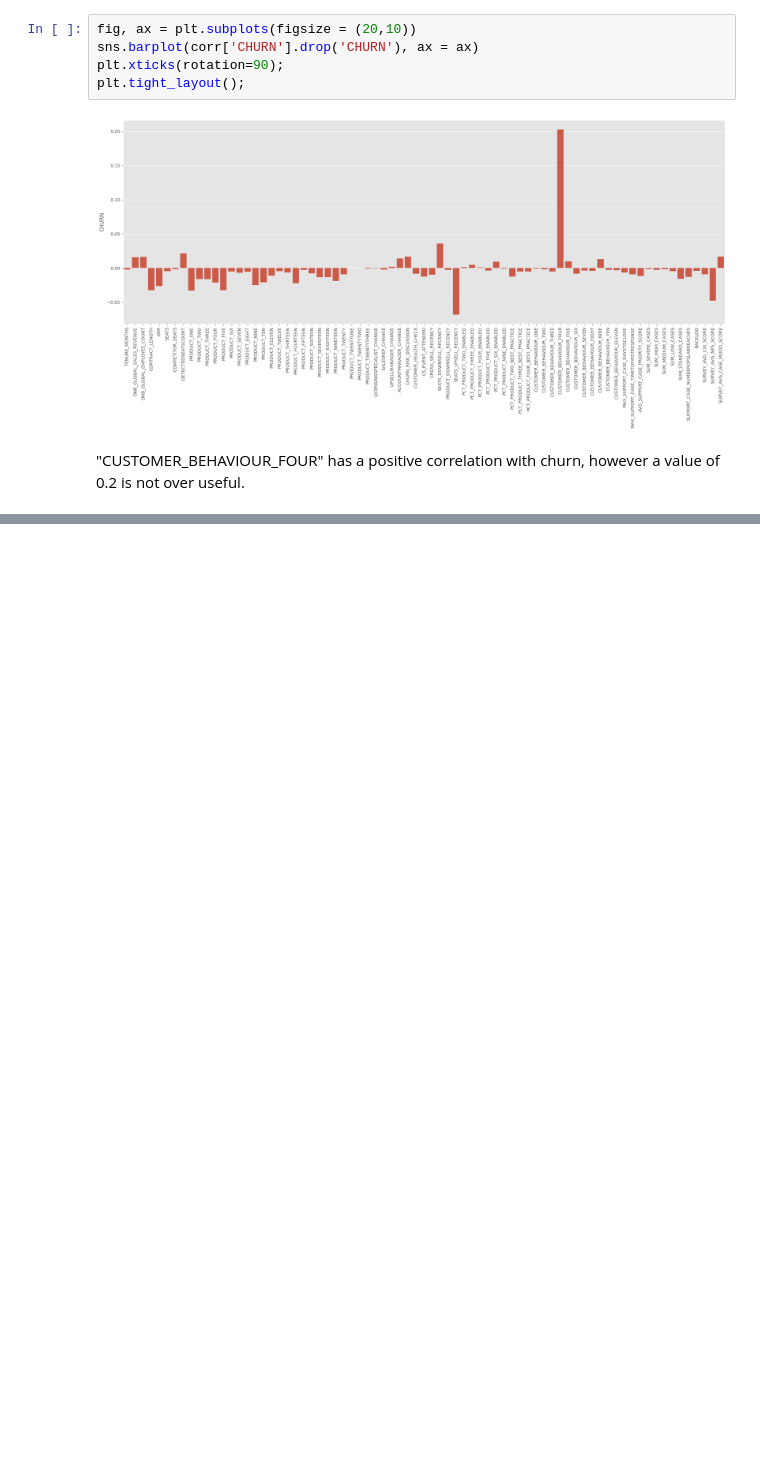
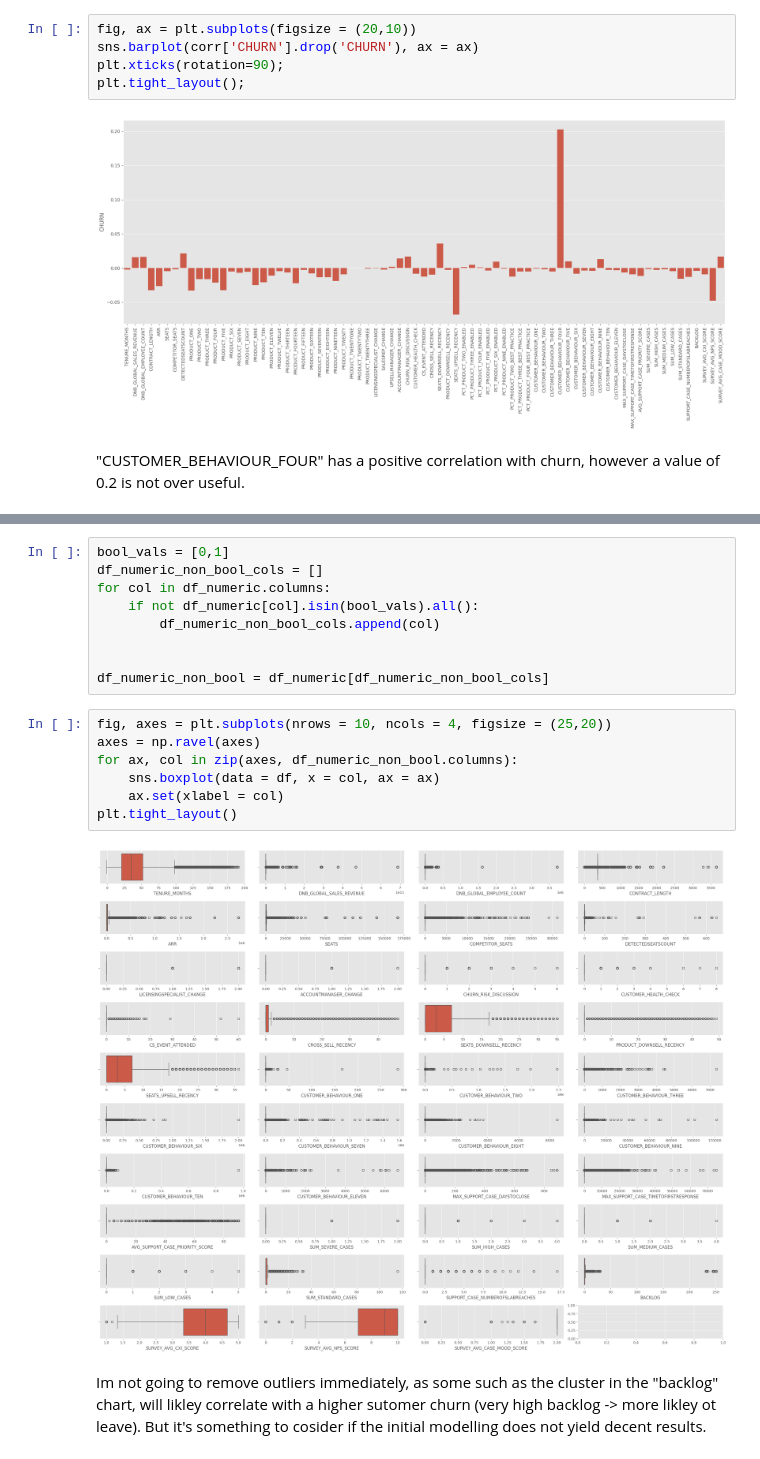
Before and after one commit to jmoro0408/Customer_Churn, a Jupyter notebook: notebooks/1_EDA.ipynb, the cells around one changed output, grey strips where cells are left out. Saved outputs shown, nothing was run; the diff lists cells and outputs as text; blank space fills up the shorter version.

Commit message:
add boxplots

```diff
--- a/notebooks/1_EDA.ipynb
+++ b/notebooks/1_EDA.ipynb
@@ -120,0 +125,20 @@ plt.tight_layout();
+# %%
+bool_vals = [0,1]
+df_numeric_non_bool_cols = []
+for col in df_numeric.columns:
+    if not df_numeric[col].isin(bool_vals).all():
+        df_numeric_non_bool_cols.append(col)
+
+
+df_numeric_non_bool = df_numeric[df_numeric_non_bool_cols]
+# %%
+fig, axes = plt.subplots(nrows = 10, ncols = 4, figsize = (25,20))
+axes = np.ravel(axes)
+for ax, col in zip(axes, df_numeric_non_bool.columns):
+    sns.boxplot(data = df, x = col, ax = ax)
+    ax.set(xlabel = col)
+plt.tight_layout()
+# %% [output]
+[figure, added]
+# %% [markdown]
+Im not going to remove outliers immediately, as some such as the cluster in the "backlog" chart, will likley correlate with a higher sutomer churn (very high backlog -> more likley ot leave). But it's something to cosider if the initial modelling does not yield decent results.
```
Also changed, not shown: parts of 1 cell of this notebook.
